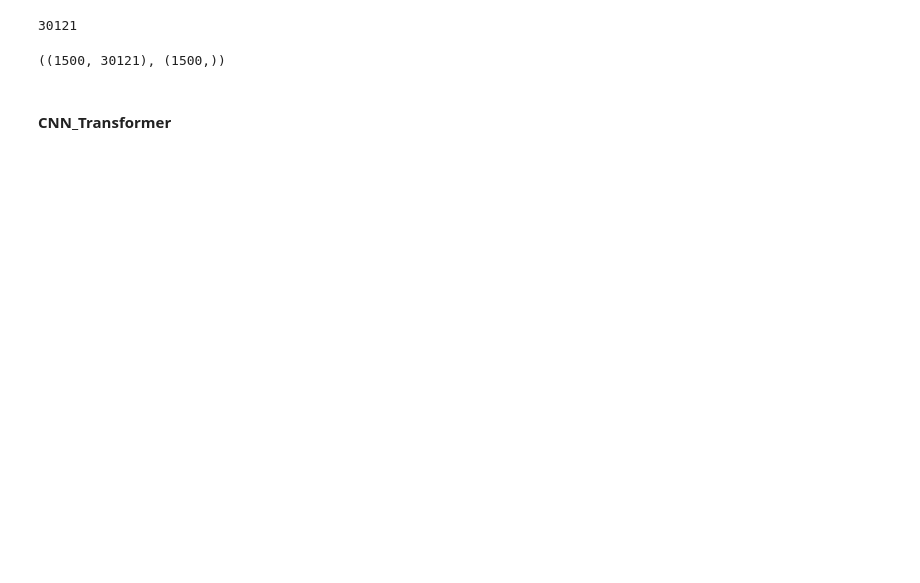
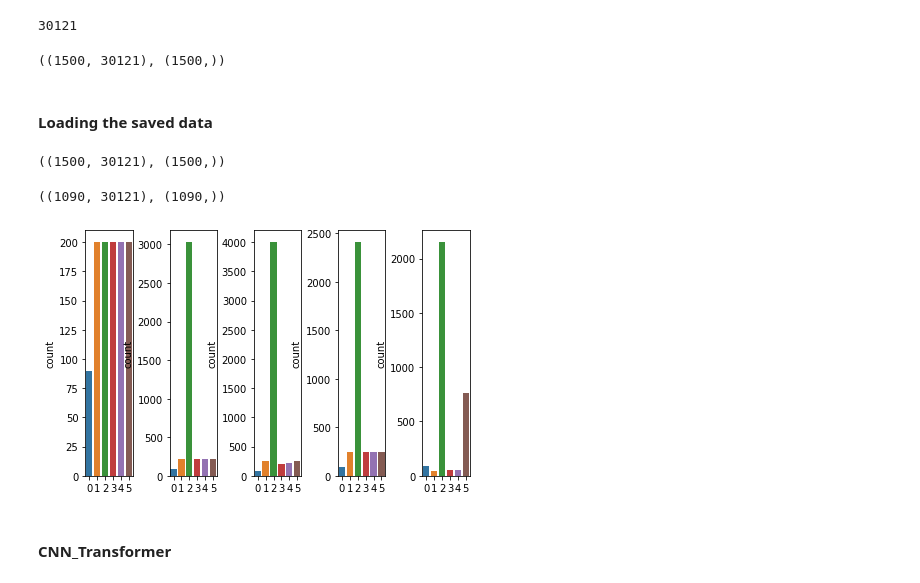
Before and after one commit to Moeinh77/Virus-DNA-classification-BERT, a Jupyter notebook: mainv1.ipynb, the cells around one changed output. Cells and saved outputs as stored; diff of their text form; code cells hidden in the pictures; blank space fills up the shorter version.

Commit message:
test data loaded from pickle test data 0 used as validation

```diff
--- a/mainv1.ipynb
+++ b/mainv1.ipynb
@@ -217,9 +218,44 @@ MAXLEN
 # %%
-x_train = tf.keras.preprocessing.sequence.pad_sequences(x_train, maxlen = MAXLEN)
-y_train = df_training['CLASS']
-x_train.shape, y_train.shape
+X_train = tf.keras.preprocessing.sequence.pad_sequences(X_train, maxlen = MAXLEN)
+Y_train = df_training['CLASS']
+X_train.shape, y_train.shape
 # %% [output]
 ((1500, 30121), (1500,))
+# %%
+with open('X_train_k3.pkl', 'wb') as f:
+    pickle.dump(x_train, f)
+with open('Y_train_k3.pkl', 'wb') as f:
+    pickle.dump(y_train, f)
+# %% [markdown]
+#### Loading the saved data
+# %%
+with open('X_train_k3.pkl', 'rb') as f:
+    X_train = pickle.load(f)
+with open('Y_train_k3.pkl', 'rb') as f:
+    Y_train = pickle.load(f)
+
+X_train.shape,Y_train.shape
+# %% [output]
+((1500, 30121), (1500,))
+# %%
+with open('X_test_list_k3.pkl', 'rb') as f:
+    X_test = pickle.load(f)
+with open('Y_test_list_k3.pkl', 'rb') as f:
+    Y_test = pickle.load(f)
+
+X_test[0].shape, Y_test[0].shape
+# %% [output]
+((1090, 30121), (1090,))
+# %%
+fig, ax =plt.subplots(1,len(Y_test))
+fig.tight_layout()
+
+for i in range(len(Y_test)):
+    sns.countplot(x = Y_test[i], ax=ax[i])
+
+fig.show()
+# %% [output]
+[figure, added]
 # %% [markdown]
 #### CNN_Transformer
 # %%
```
Also changed, not shown: parts of 10 cells of this notebook.
